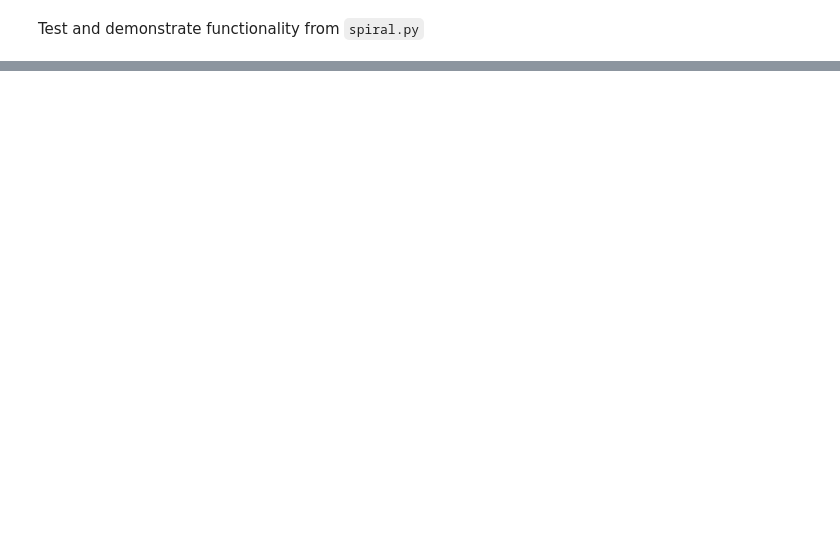
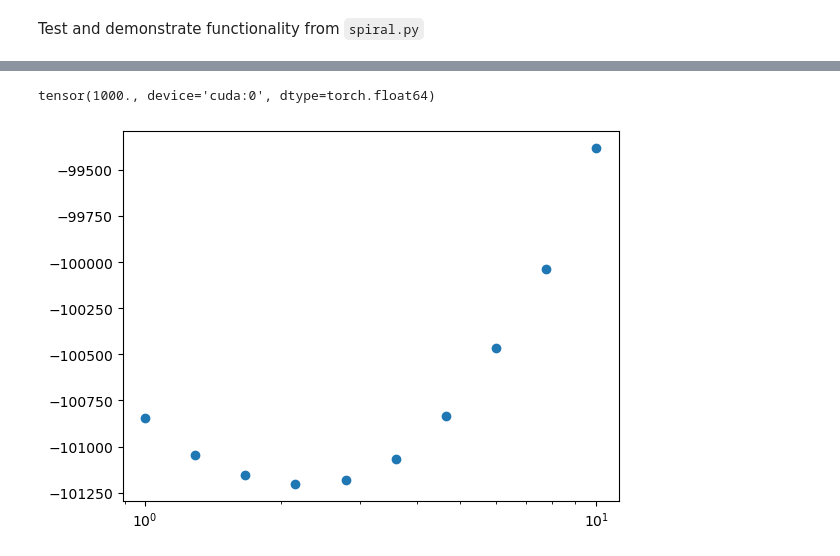
Before and after one commit to NCAR/SpiralTorch, a Jupyter notebook: notebooks/casper/RunSparsa.ipynb, the cells around one changed output, grey strips where cells are left out. Saved outputs shown, nothing was run; the diff lists cells and outputs as text; code cells hidden in the pictures; blank space fills up the shorter version.

```diff
--- a/notebooks/casper/RunSparsa.ipynb
+++ b/notebooks/casper/RunSparsa.ipynb
@@ -124,3 +236,42 @@ y_val_dct_lst = [
     {'counts':torch.tensor(y_obs_val,dtype=dtype,device=device),
     'shot_count':torch.ones((y_obs_val.shape[0],1),dtype=dtype,device=device)},
 ]
+# %%
+# setup the sparsa subproblem
+subprob = sparsa.sparsa_torch_autograd(device,dtype)
+subprob.load_fit_parameters(x0,
+                            y_obs_dct_lst,
+                            fwd_model_lst,
+                            'backscatter')
+subprob.set_loss_fn(loss_fnc)
+subprob.set_fista(fista_ver_str)
+subprob.set_max_iter(max_iter)
+subprob.set_alpha_min(1e3)  # this is pretty key to creating stability in the processing.  1 is too small.
+# %%
+x_sol_lst = []
+vld_sol_lst = []
+step_size_lst = []
+iter_lst = []
+for red_idx,reg in enumerate(reg_arr):
+    # initialize to run the subproblem for this regularizer
+    subprob.set_fit_param(x0)
+    subprob.reset_iterations()
+    subprob.set_penalty_weight(reg)
+    subprob.set_alpha(1.0)  # strangely this performs better when initialized to 1.0 which is out of the min/max limits
+
+    sol_str = subprob.solve_sparsa_subprob()
+
+    x_sol_dct = {'backscatter':subprob.x}
+    x_sol_lst.append(x_sol_dct)
+
+    vld_loss = 0
+    for ch_idx,ch_fnc in enumerate(fwd_model_lst):
+        mod_dct = ch_fnc(**x_sol_dct)
+        vld_loss+=loss_fnc(**mod_dct,**y_val_dct_lst[ch_idx]).item()
+    print(f"{reg:e}: {vld_loss:e}: "+sol_str)
+
+    vld_sol_lst.append(vld_loss)
+    step_size_lst.append(subprob.rel_step_tnsr.detach().cpu().numpy())
+    iter_lst.append(subprob.loop_iter)
+
+# self.x[var].data = self.subprob_dct[var].x.data
@@ -126,0 +289,4 @@ y_val_dct_lst = [
+# %%
+subprob.alpha
+# %% [output]
+tensor(1000., device='cuda:0', dtype=torch.float64)
@@ -126,0 +297,6 @@ y_val_dct_lst = [
+# %%
+plt.figure()
+plt.scatter(reg_arr,np.array(vld_sol_lst))
+plt.xscale('log')
+# %% [output]
+[figure, added]
```
Also changed, not shown: parts of 64 cells of this notebook.
